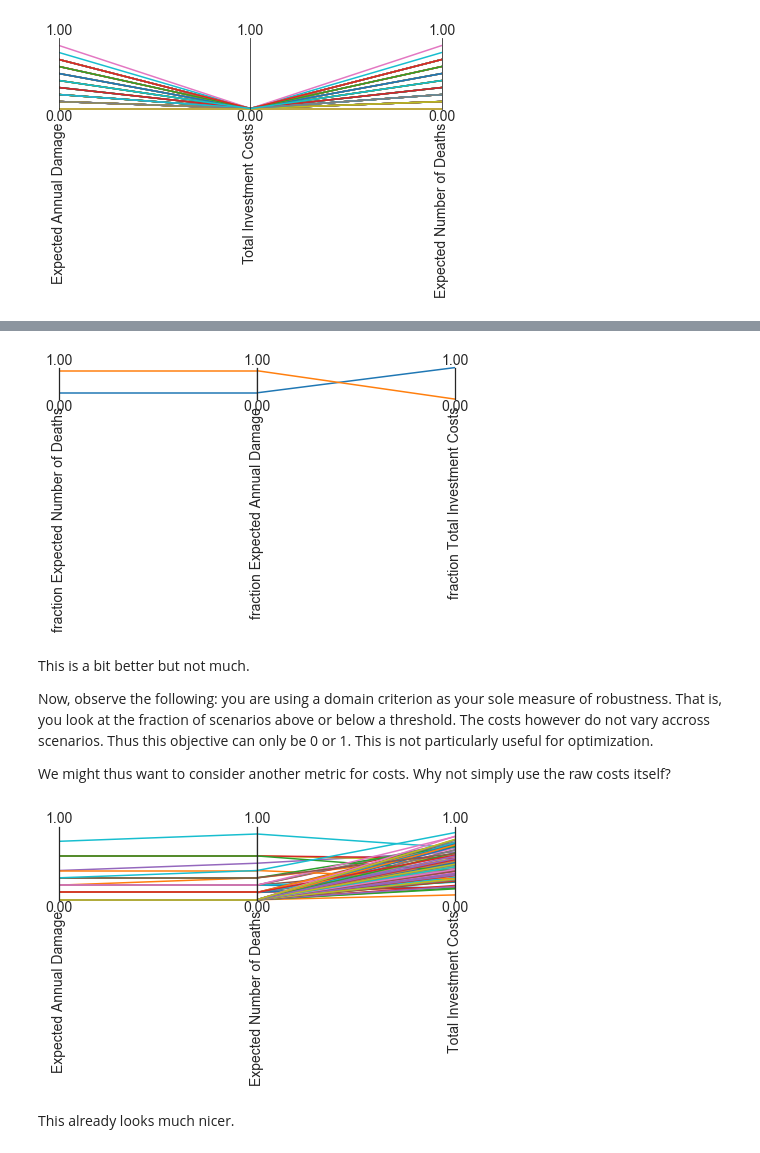
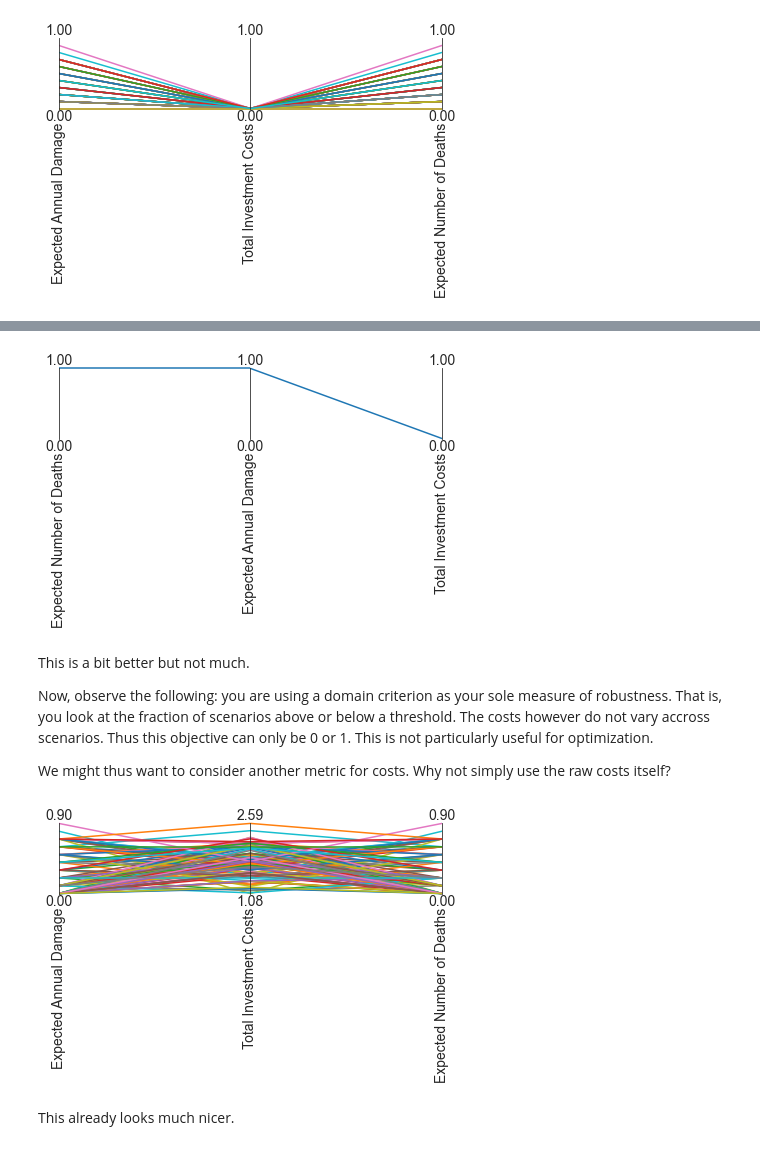
Before and after one commit to quaquel/epa141A_open, a Jupyter notebook: final assignment/Optimization Moro.ipynb, the cells around one changed output, grey strips where cells are left out. Cells and saved outputs as stored; diff of their text form; code cells hidden in the pictures.

```diff
--- a/final assignment/Optimization Moro.ipynb
+++ b/final assignment/Optimization Moro.ipynb
@@ -179,7 +179,7 @@ robustnes_functions = [ScalarOutcome('Expected Number of Deaths', kind=MAXIMIZE,
 epsilons=[0.05,]*len(funcs)  #final value of epsilon should be much lower.Just for experiment purposes is 1
 nfe = 200
 with MultiprocessingEvaluator(model) as evaluator:
-    archive, convergence = evaluator.robust_optimize(funcs, scenarios,nfe=nfe,
+    archive, convergence = evaluator.robust_optimize(robustnes_functions, scenarios,nfe=nfe,
                                                      convergence=convergence, epsilons=epsilons)
 # %% [output]
 [MainProcess/INFO] pool started with 12 workers
@@ -209,7 +206,7 @@ paraxes = parcoords.ParallelAxes(limits)
 paraxes.plot(data)
 plt.show()
 # %% [output]
-[figure, old version]
+[figure, new version]
 # %% [markdown]
 This is a bit better but not much.
 
@@ -236,34 +233,32 @@ Total_Investment_Costs = costs
 # %%
 from ema_workbench.analysis import parcoords
 
 experiments, outcomes = results
 
 funcs = {'Expected Number of Deaths':Expected_Number_of_Deaths,
          'Expected Annual Damage': Expected_Annual_Damage,
          'Total Investment Costs': Total_Investment_Costs}
 
 total_scores = {}
 for policy in np.unique(experiments['policy']):
     scores = {}
     logical = experiments['policy'] == policy
 
     temp_outcomes = {k:v[logical] for k,v in outcomes.items()}
 
     for k, v in temp_outcomes.items():
         score = funcs[k](v)
         scores[k] = score
     total_scores[policy] = scores
 
 data = pd.DataFrame(total_scores).T.reset_index(drop=True)
 limits = parcoords.get_limits(data)
-limits.loc[0, :] = 0
-limits.loc[1, :] = 1
 
 paraxes = parcoords.ParallelAxes(limits)
 paraxes.plot(data)
 plt.show()
 # %% [output]
-[figure, old version]
+[figure, new version]
 # %% [markdown]
 This already looks much nicer.
 # %%
```
Also changed, not shown: parts of 13 cells of this notebook.
